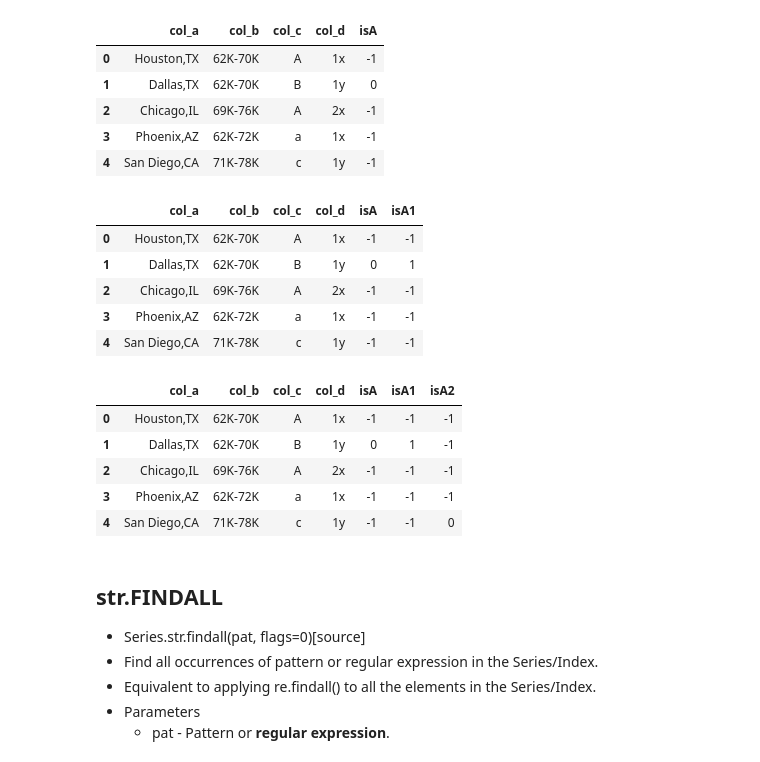
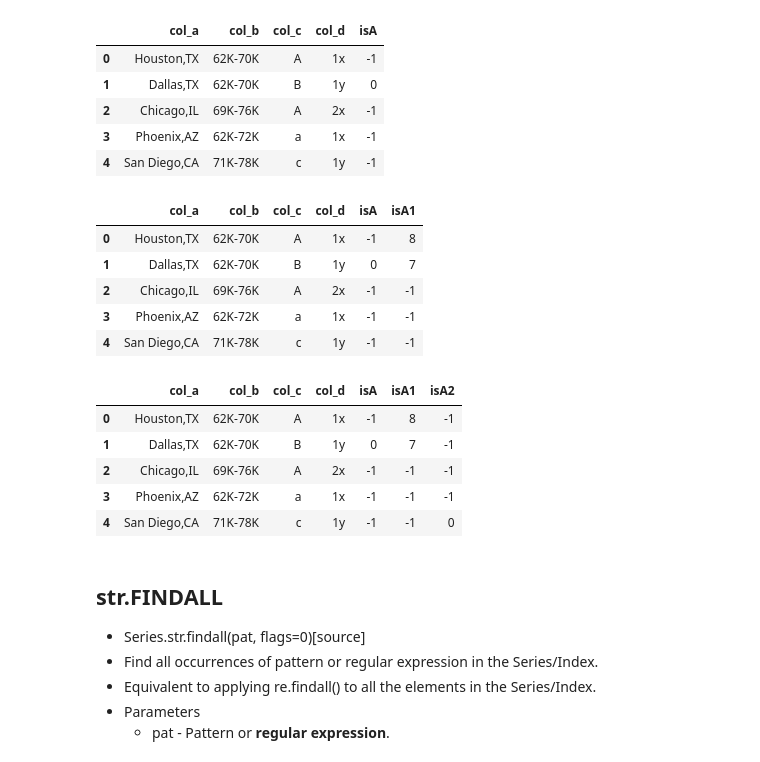
Before and after one commit to AbhishekKumar-0311/Machine-Learning-with-Python, a Jupyter notebook: Pandas/Learning_Pandas_Part_6_CharacterOperations.ipynb, the cells around one changed output. Drawn from its saved outputs; the diff is of its cells as text; code cells hidden in the pictures.

```diff
--- a/Pandas/Learning_Pandas_Part_6_CharacterOperations.ipynb
+++ b/Pandas/Learning_Pandas_Part_6_CharacterOperations.ipynb
@@ -731,12 +731,12 @@ df15
 | 3 | Phoenix,AZ | 62K-72K | a | 1x | -1 |
 | 4 | San Diego,CA | 71K-78K | c | 1y | -1 |
 # %%
-df15['isA1'] = df15.col_a.str.find('allas')
+df15['isA1'] = df15.col_a.str.find('TX')
 df15
 # %% [output]
 |  | col_a | col_b | col_c | col_d | isA | isA1 |
-| 0 | Houston,TX | 62K-70K | A | 1x | -1 | -1 |
-| 1 | Dallas,TX | 62K-70K | B | 1y | 0 | 1 |
+| 0 | Houston,TX | 62K-70K | A | 1x | -1 | 8 |
+| 1 | Dallas,TX | 62K-70K | B | 1y | 0 | 7 |
 | 2 | Chicago,IL | 69K-76K | A | 2x | -1 | -1 |
 | 3 | Phoenix,AZ | 62K-72K | a | 1x | -1 | -1 |
 | 4 | San Diego,CA | 71K-78K | c | 1y | -1 | -1 |
@@ -745,8 +745,8 @@ df15['isA2'] = df15.col_a.str.rfind('San')
 df15
 # %% [output]
 |  | col_a | col_b | col_c | col_d | isA | isA1 | isA2 |
-| 0 | Houston,TX | 62K-70K | A | 1x | -1 | -1 | -1 |
-| 1 | Dallas,TX | 62K-70K | B | 1y | 0 | 1 | -1 |
+| 0 | Houston,TX | 62K-70K | A | 1x | -1 | 8 | -1 |
+| 1 | Dallas,TX | 62K-70K | B | 1y | 0 | 7 | -1 |
 | 2 | Chicago,IL | 69K-76K | A | 2x | -1 | -1 | -1 |
 | 3 | Phoenix,AZ | 62K-72K | a | 1x | -1 | -1 | -1 |
 | 4 | San Diego,CA | 71K-78K | c | 1y | -1 | -1 | 0 |
```
Also changed, not shown: parts of 3 cells of this notebook, 1 other file.
